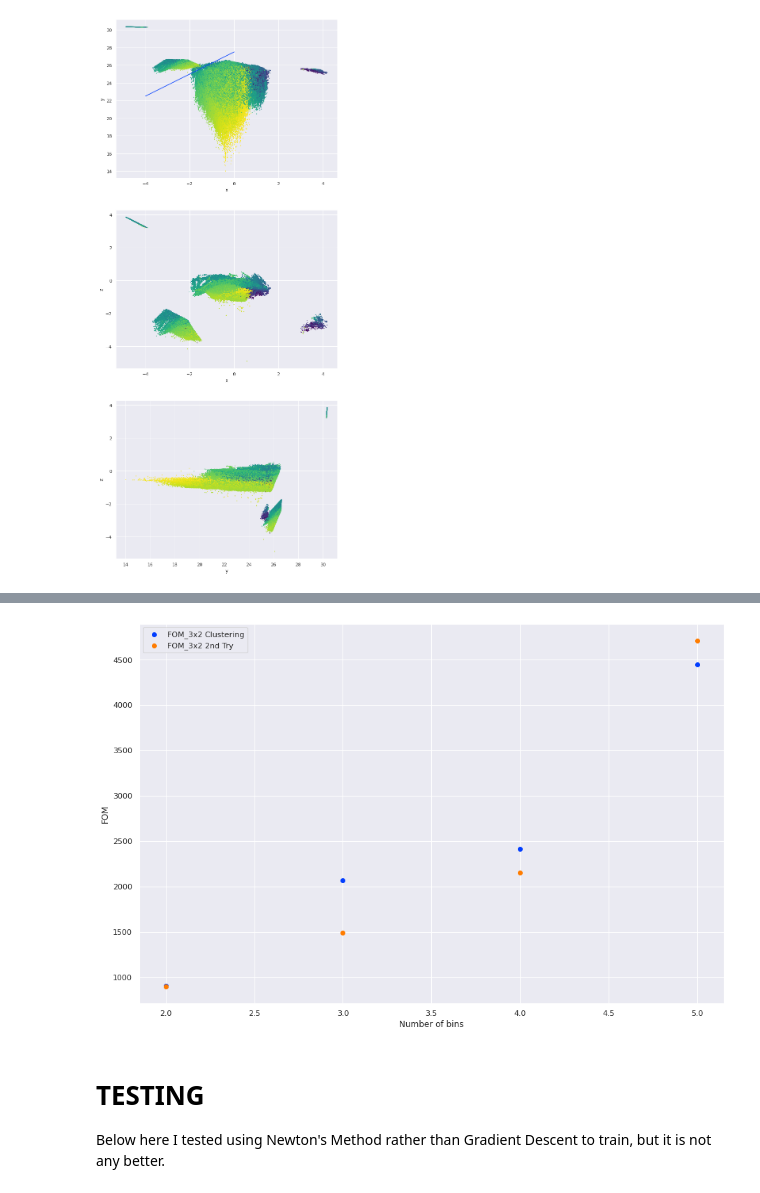
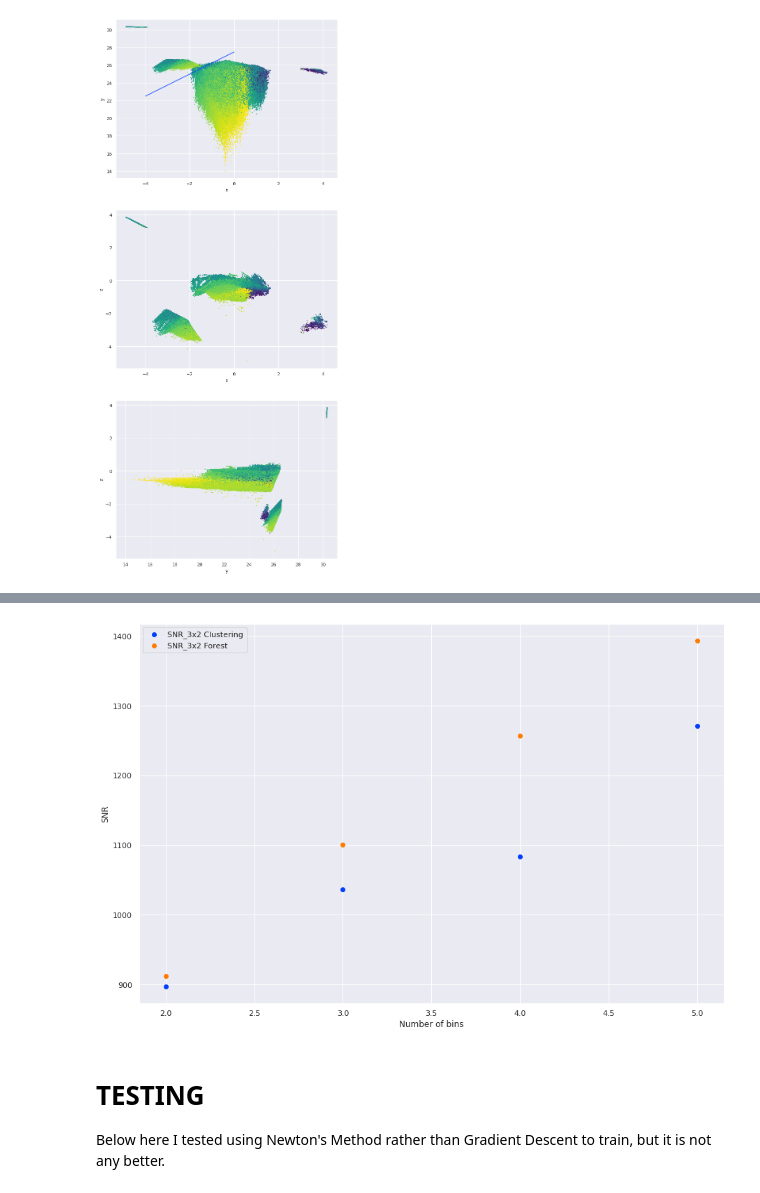
Before and after one commit to LSSTDESC/tomo_challenge, a Jupyter notebook: notebooks/pca_cluster.ipynb, the cells around one changed output, grey strips where cells are left out. Cells and saved outputs as stored; diff of their text form; code cells hidden in the pictures.

```diff
--- a/notebooks/pca_cluster.ipynb
+++ b/notebooks/pca_cluster.ipynb
@@ -506,7 +526,7 @@ for j in range(2, 6):
 
     t0 = time.perf_counter()
 #     lr = 0.024 / j
-    centers = fit_centroids(data_cut, z_cut, num_centroids=j, num_epochs=70, impl="fom")
+    centers = fit_centroids(data_cut, z_cut, num_centroids=j, num_epochs=70, impl="snr")
     duration = time.perf_counter() - t0
     print(f"Trained in {duration} seconds")
 
@@ -514,11 +534,9 @@ for j in range(2, 6):
 
     print(f"Computing scores for {j} bins.")
     try:
-        score_hist_jc.append(tc.jc_compute_scores(y_valid, z_valid, metrics=["SNR_ww", "SNR_gg", "SNR_3x2",
-                                                                             "FOM_ww", "FOM_gg", "FOM_3x2"]))
+        score_hist_jc.append(tc.jc_compute_scores(y_valid, z_valid))
     except UnexpectedTracerError:
-        score_hist_jc.append(tc.jc_compute_scores(y_valid, z_valid, metrics=["SNR_ww", "SNR_gg", "SNR_3x2",
-                                                                             "FOM_ww", "FOM_gg", "FOM_3x2"]))
+        score_hist_jc.append(tc.jc_compute_scores(y_valid, z_valid))
 plt.legend()
 plt.show()
 # %% [output]
@@ -543,7 +562,5 @@ Computing scores for 5 bins.
-# %%
-score_hist_jc = score_hist_jc[:-4]
 # %%
 # Look sometimes I don't want to wait 3 hours for this data to regenerate.
-with open("score_hist_range.json", "w") as f:
+with open("score_hist_snr.json", "w") as f:
     json.dump(score_hist_jc, f)
 # %%
@@ -602,11 +619,9 @@ for j in range(2, 9):
 
     print(f"Computing scores for {j} bins.")
     try:
-        score_hist_forest.append(tc.jc_compute_scores(y_valid, z_valid, metrics=["SNR_ww", "SNR_gg", "SNR_3x2",
-                                                                             "FOM_ww", "FOM_gg", "FOM_3x2"]))
+        score_hist_forest.append(tc.jc_compute_scores(y_valid, z_valid))
     except UnexpectedTracerError:
-        score_hist_forest.append(tc.jc_compute_scores(y_valid, z_valid, metrics=["SNR_ww", "SNR_gg", "SNR_3x2",
-                                                                             "FOM_ww", "FOM_gg", "FOM_3x2"]))
+        score_hist_forest.append(tc.jc_compute_scores(y_valid, z_valid))
 # %%
 # Since this shouldn't change this is useful.
 with open("score_forest.json", "w") as f:
@@ -615,21 +630,21 @@ with open("score_forest.json", "w") as f:
 with open("score_forest.json", "r") as f:
     score_hist_forest = json.load(f)
 # %%
-metric = "FOM"
-x_hist = np.arange(2, len(score_hist_jc_new) + 2)
+metric = "SNR"
+x_hist = np.arange(2, len(score_hist_jc) + 2)
 score_cluster = np.asarray([x[f"{metric}_3x2"] for x in score_hist_jc])
-score_forest = np.asarray([x[f"{metric}_3x2"] for x in score_hist_jc_new])
+score_forest = np.asarray([x[f"{metric}_3x2"] for x in score_hist_forest])
 
 fig, ax = plt.subplots(figsize=(15, 10))
 
 plt.scatter(x_hist, score_cluster[x_hist - 2], label=f"{metric}_3x2 Clustering")
-plt.scatter(x_hist, score_forest[x_hist - 2], label=f"{metric}_3x2 2nd Try")
+plt.scatter(x_hist, score_forest[x_hist - 2], label=f"{metric}_3x2 Forest")
 plt.xlabel("Number of bins")
 plt.ylabel(metric)
 plt.legend()
 plt.savefig("hist-comparison.png")
 # %% [output]
-[figure, old version]
+[figure, new version]
 # %% [markdown]
 # TESTING
 Below here I tested using Newton's Method rather than Gradient Descent to train, but it is not any better.
```
Also changed, not shown: parts of 12 cells of this notebook.
